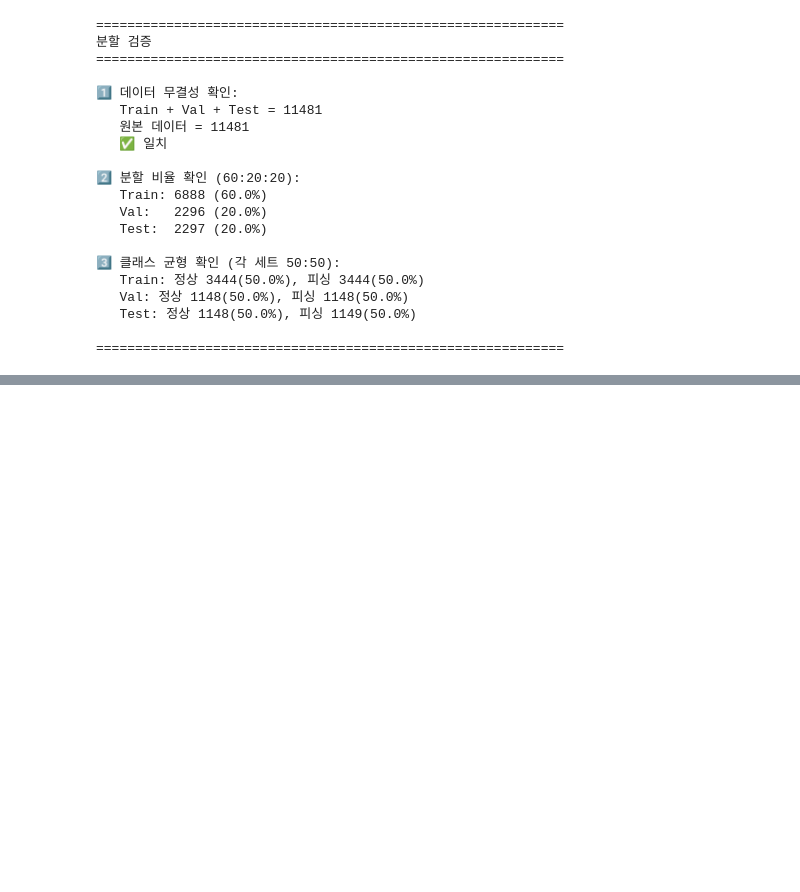
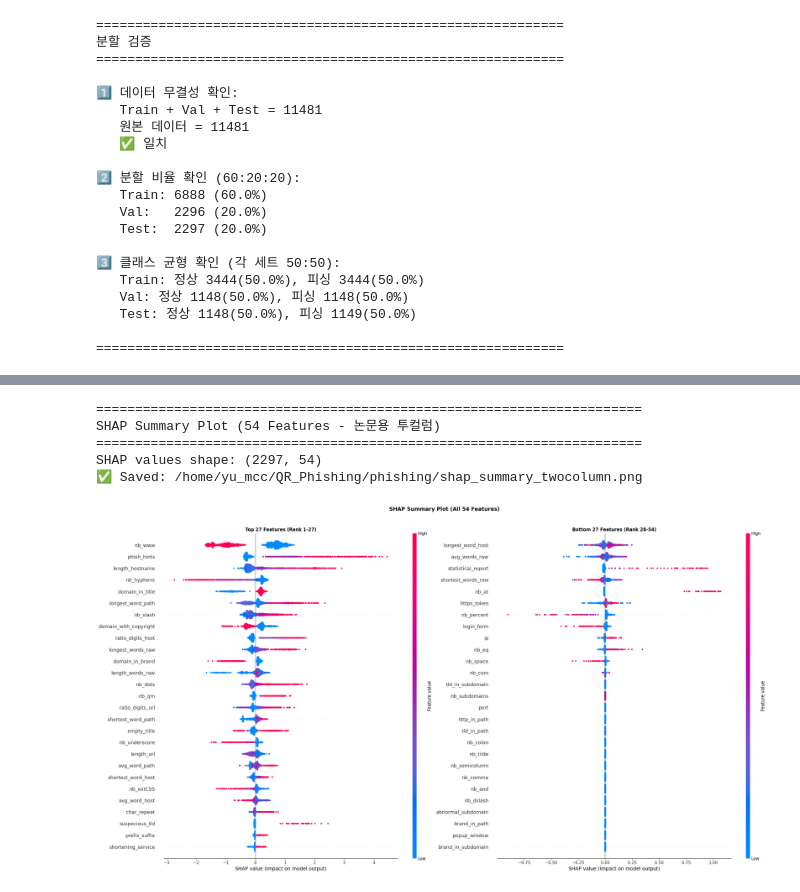
Before and after one commit to Seungminnni/QR_Phishing, a Jupyter notebook: phishing/xgboost_phishing_shap.ipynb, the cells around one changed output, grey strips where cells are left out. Cells and saved outputs as stored; diff of their text form; code cells hidden in the pictures; blank space fills up the shorter version.

```diff
--- a/phishing/xgboost_phishing_shap.ipynb
+++ b/phishing/xgboost_phishing_shap.ipynb
@@ -397,0 +637,75 @@ print("\n✅ XGBoost 모델 완료!")
+# %%
+# ===== 10) SHAP Summary Plot (논문용 투컬럼) =====
+import shap
+import matplotlib.pyplot as plt
+import os
+
+OUTPUT_DIR = "/home/yu_mcc/QR_Phishing/phishing"
+
+print("="*70)
+print("SHAP Summary Plot (54 Features - 논문용 투컬럼)")
+print("="*70)
+
+# SHAP 값은 이미 2D (TreeExplainer는 직접 2D 반환)
+print(f"SHAP values shape: {shap_values.shape}")
+shap_values_2d = shap_values
+
+# 피처 중요도 순서로 정렬
+mean_abs_shap = np.mean(np.abs(shap_values_2d), axis=0).flatten()
+sorted_idx = np.argsort(mean_abs_shap)[::-1]  # 중요도 높은 순
+
+# 54개를 27개씩 나누기
+n_features = len(feature_names)
+half = n_features // 2  # 27개
+
+top_idx = sorted_idx[:half]  # 상위 27개
+bottom_idx = sorted_idx[half:]  # 하위 27개
+
+# 투컬럼 그래프 생성
+fig, axes = plt.subplots(1, 2, figsize=(26, 14))
+
+for ax, indices, title in zip(axes, [top_idx, bottom_idx],
+                               ['Top 27 Features (Rank 1-27)', 'Bottom 27 Features (Rank 28-54)']):
+    # 해당 피처만 추출
+    shap_subset = shap_values_2d[:, indices]
+    X_subset = X_test_sample[:, indices]
+    feature_subset = [feature_names[i] for i in indices]
+
+    plt.sca(ax)
+    shap.summary_plot(
+        shap_subset,
+        X_subset,
+        feature_names=feature_subset,
+        max_display=27,
+        show=False,
+        plot_size=None
+    )
+    ax.set_title(title, fontsize=12, fontweight='bold')
+
+plt.suptitle('SHAP Summary Plot (All 54 Features)', fontsize=14, fontweight='bold', y=0.98)
+plt.tight_layout(rect=[0, 0, 1, 0.96])
+
+# 저장
+dot_plot_path = os.path.join(OUTPUT_DIR, 'shap_summary_twocolumn.png')
+plt.savefig(dot_plot_path, dpi=300, bbox_inches='tight')
+print(f"✅ Saved: {dot_plot_path}")
+plt.show()
+
+# Top 10 피처 출력
+print(f"\n📊 Top 10 중요 피처:")
+for i, idx in enumerate(sorted_idx[:10]):
+    print(f"  {i+1}. {feature_names[idx]}: {mean_abs_shap[idx]:.4f}")
+
+print("\n" + "="*70)
+print("📊 해석 가이드:")
+print("="*70)
+print("  - 빨간점(높은 피처 값)이 오른쪽(+)에 위치 → 높은 값이 피싱 예측 증가")
+print("  - 파란점(낮은 피처 값)이 왼쪽(-)에 위치 → 낮은 값이 정상 예측 증가")
+print("  - 점들의 밀도가 높을수록 해당 SHAP 값에 많은 샘플이 분포")
+# %% [output]
+======================================================================
+SHAP Summary Plot (54 Features - 논문용 투컬럼)
+======================================================================
+SHAP values shape: (2297, 54)
+✅ Saved: /home/yu_mcc/QR_Phishing/phishing/shap_summary_twocolumn.png
+[figure, added]
```
Also changed, not shown: parts of 12 cells of this notebook, 7 other files.
